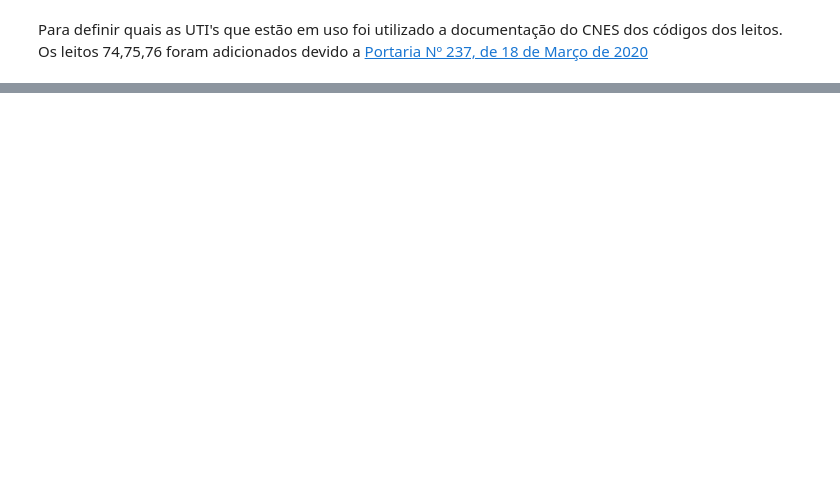
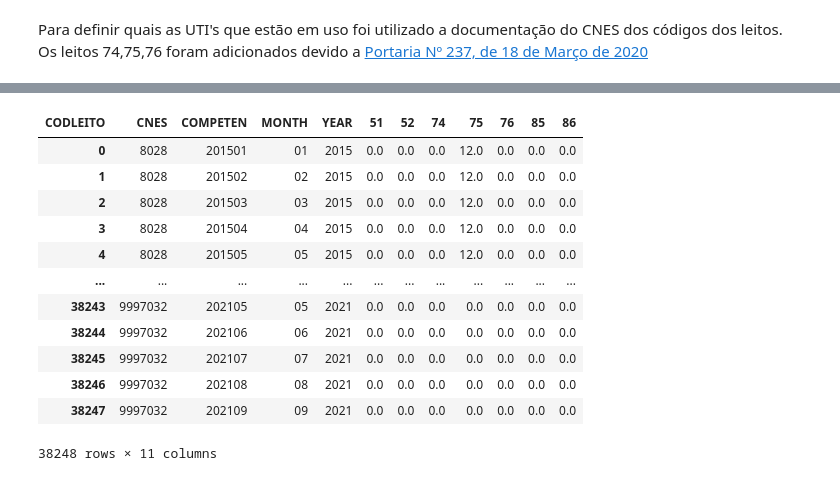
Before and after one commit to vribeir0/Leitos-CNES-DataSUS, a Jupyter notebook: Leitos CNES.ipynb, the cells around one changed output, grey strips where cells are left out. Saved outputs shown, nothing was run; the diff lists cells and outputs as text; code cells hidden in the pictures; blank space fills up the shorter version.

```diff
--- a/Leitos CNES.ipynb
+++ b/Leitos CNES.ipynb
@@ -51,0 +37,18 @@ ax
+# %%
+df = df.pivot_table('QT_SUS',['CNES', 'COMPETEN','MONTH','YEAR'],'CODLEITO')
+df.reset_index(inplace=True)
+df.fillna(0)
+# %% [output]
+| CODLEITO | CNES | COMPETEN | MONTH | YEAR | 51 | 52 | 74 | 75 | 76 | 85 | 86 |
+| 0 | 8028 | 201501 | 01 | 2015 | 0.0 | 0.0 | 0.0 | 12.0 | 0.0 | 0.0 | 0.0 |
+| 1 | 8028 | 201502 | 02 | 2015 | 0.0 | 0.0 | 0.0 | 12.0 | 0.0 | 0.0 | 0.0 |
+| 2 | 8028 | 201503 | 03 | 2015 | 0.0 | 0.0 | 0.0 | 12.0 | 0.0 | 0.0 | 0.0 |
+| 3 | 8028 | 201504 | 04 | 2015 | 0.0 | 0.0 | 0.0 | 12.0 | 0.0 | 0.0 | 0.0 |
+| 4 | 8028 | 201505 | 05 | 2015 | 0.0 | 0.0 | 0.0 | 12.0 | 0.0 | 0.0 | 0.0 |
+| ... | ... | ... | ... | ... | ... | ... | ... | ... | ... | ... | ... |
+| 38243 | 9997032 | 202105 | 05 | 2021 | 0.0 | 0.0 | 0.0 | 0.0 | 0.0 | 0.0 | 0.0 |
+| 38244 | 9997032 | 202106 | 06 | 2021 | 0.0 | 0.0 | 0.0 | 0.0 | 0.0 | 0.0 | 0.0 |
+| 38245 | 9997032 | 202107 | 07 | 2021 | 0.0 | 0.0 | 0.0 | 0.0 | 0.0 | 0.0 | 0.0 |
+| 38246 | 9997032 | 202108 | 08 | 2021 | 0.0 | 0.0 | 0.0 | 0.0 | 0.0 | 0.0 | 0.0 |
+| 38247 | 9997032 | 202109 | 09 | 2021 | 0.0 | 0.0 | 0.0 | 0.0 | 0.0 | 0.0 | 0.0 |
+38248 rows × 11 columns
```
Also changed, not shown: parts of 13 cells of this notebook.
